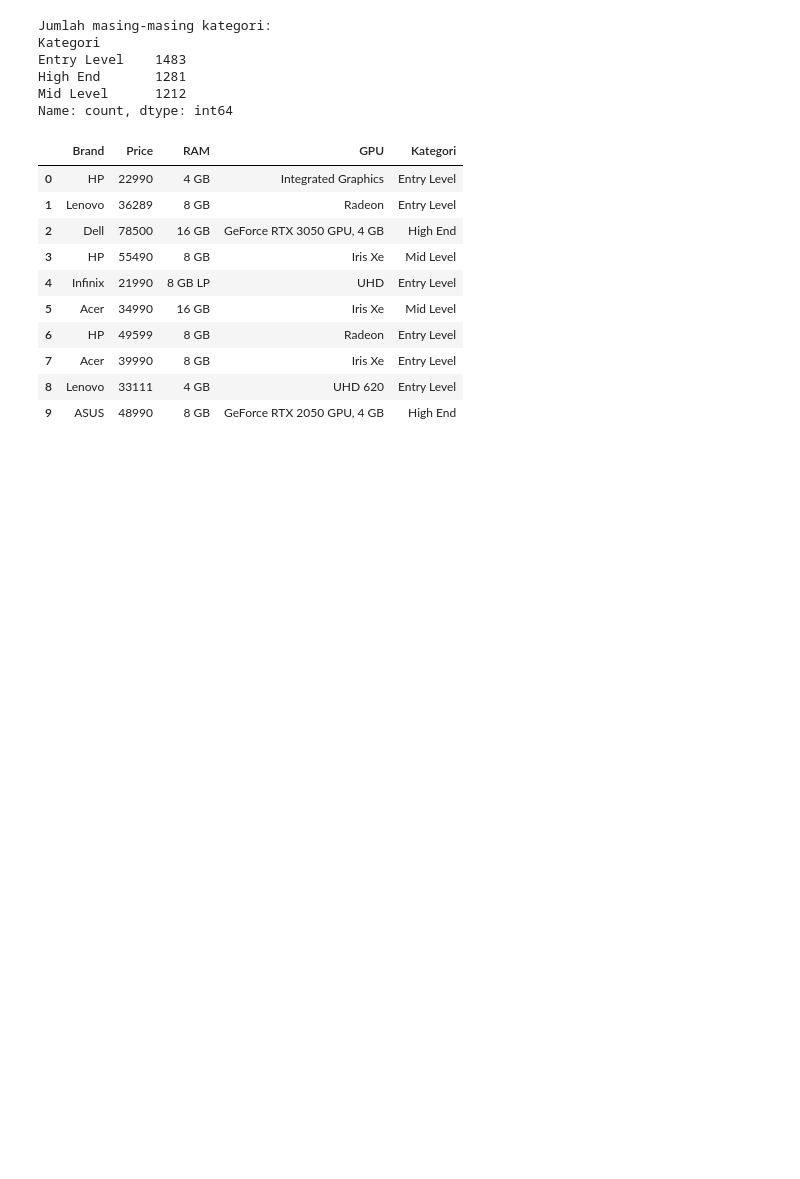
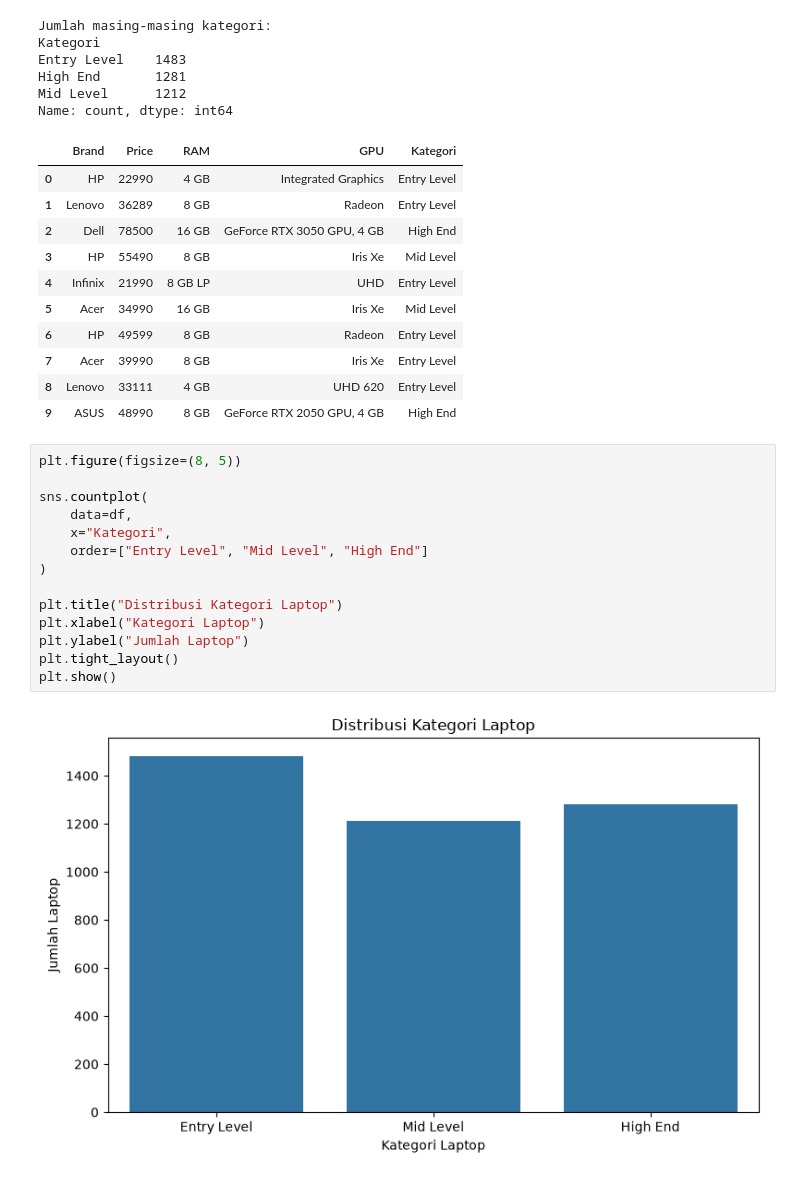
Before and after one commit to Nairda356/Project-UTS-Machines-Learning, a Jupyter notebook: Project_UTS_MachineLearning.ipynb, the cells around one changed output. Drawn from its saved outputs; the diff is of its cells as text; blank space fills up the shorter version.

```diff
--- a/Project_UTS_MachineLearning.ipynb
+++ b/Project_UTS_MachineLearning.ipynb
@@ -197,3 +197,19 @@ Name: count, dtype: int64
 | 7 | Acer | 39990 | 8 GB | Iris Xe | Entry Level |
 | 8 | Lenovo | 33111 | 4 GB | UHD 620 | Entry Level |
 | 9 | ASUS | 48990 | 8 GB | GeForce RTX 2050 GPU, 4 GB | High End |
+# %%
+plt.figure(figsize=(8, 5))
+
+sns.countplot(
+    data=df,
+    x="Kategori",
+    order=["Entry Level", "Mid Level", "High End"]
+)
+
+plt.title("Distribusi Kategori Laptop")
+plt.xlabel("Kategori Laptop")
+plt.ylabel("Jumlah Laptop")
+plt.tight_layout()
+plt.show()
+# %% [output]
+[figure, added]
```
